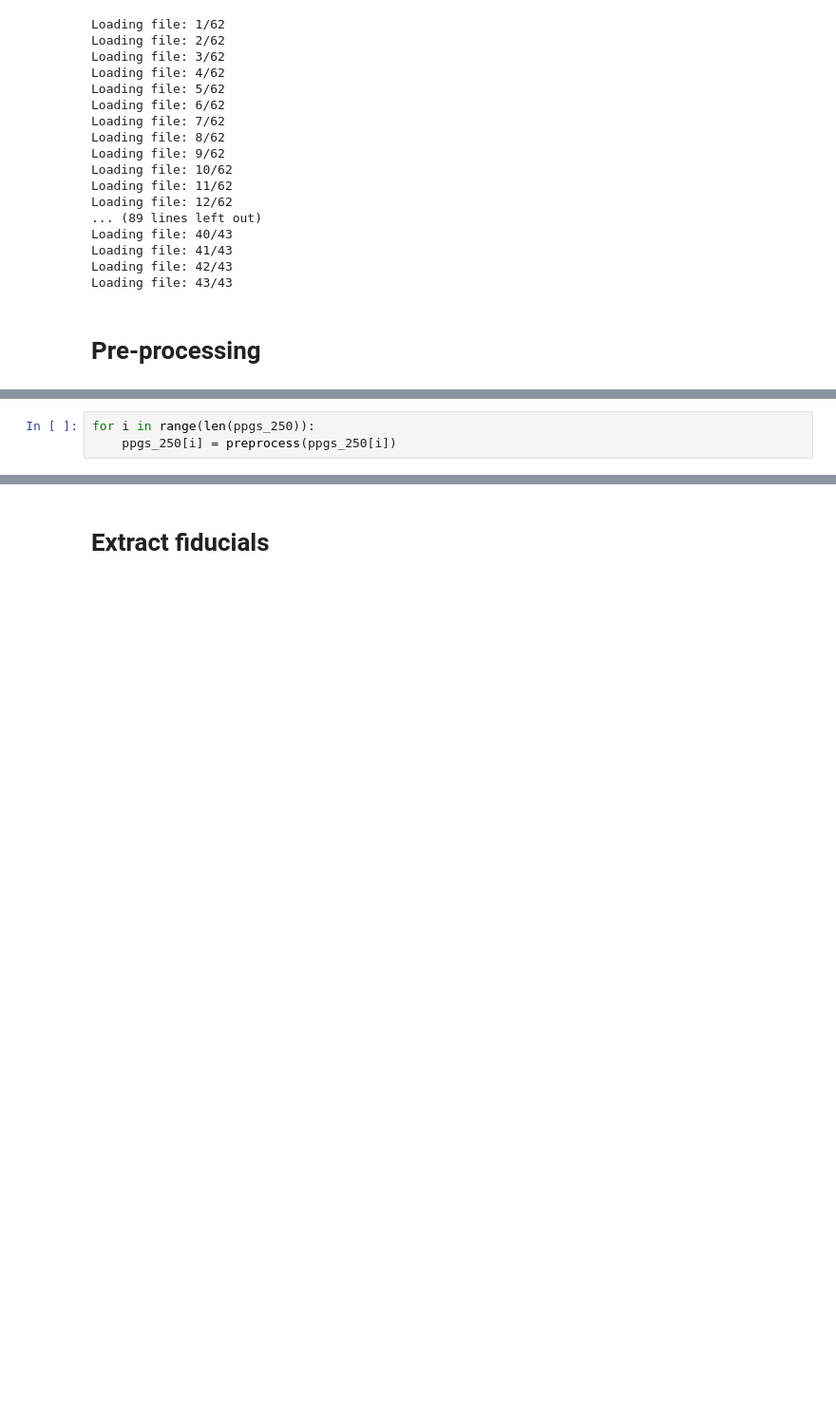
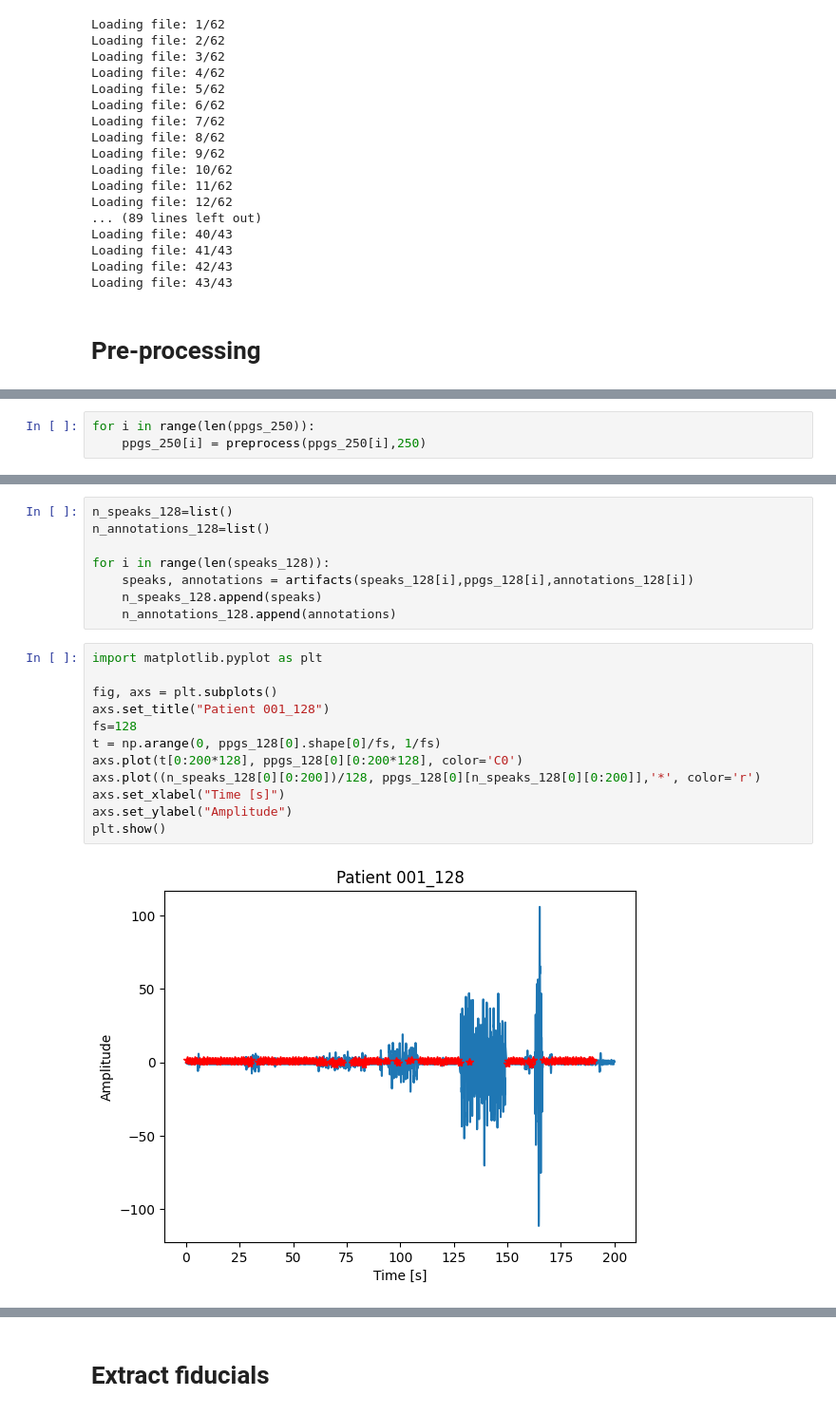
Before and after one commit to eleonora11sala/AI-project, a Jupyter notebook: extract_all_features.ipynb, the cells around one changed output, grey strips where cells are left out. Shown at 95% size. Drawn from its saved outputs; the diff is of its cells as text; blank space fills up the shorter version.

```diff
--- a/extract_all_features.ipynb
+++ b/extract_all_features.ipynb
@@ -37,3 +38,3 @@ for i in range(len(ppgs_128)):
 # %%
 for i in range(len(ppgs_250)):
-    ppgs_250[i] = preprocess(ppgs_250[i])
+    ppgs_250[i] = preprocess(ppgs_250[i],250)
@@ -39,0 +57,22 @@ for i in range(len(ppgs_250)):
+# %%
+n_speaks_128=list()
+n_annotations_128=list()
+
+for i in range(len(speaks_128)):
+    speaks, annotations = artifacts(speaks_128[i],ppgs_128[i],annotations_128[i])
+    n_speaks_128.append(speaks)
+    n_annotations_128.append(annotations)
+# %%
+import matplotlib.pyplot as plt
+
+fig, axs = plt.subplots()
+axs.set_title("Patient 001_128")
+fs=128
+t = np.arange(0, ppgs_128[0].shape[0]/fs, 1/fs)
+axs.plot(t[0:200*128], ppgs_128[0][0:200*128], color='C0')
+axs.plot((n_speaks_128[0][0:200])/128, ppgs_128[0][n_speaks_128[0][0:200]],'*', color='r')
+axs.set_xlabel("Time [s]")
+axs.set_ylabel("Amplitude")
+plt.show()
+# %% [output]
+[figure, added]
```
Also changed, not shown: parts of 15 cells of this notebook, 5 other files.
